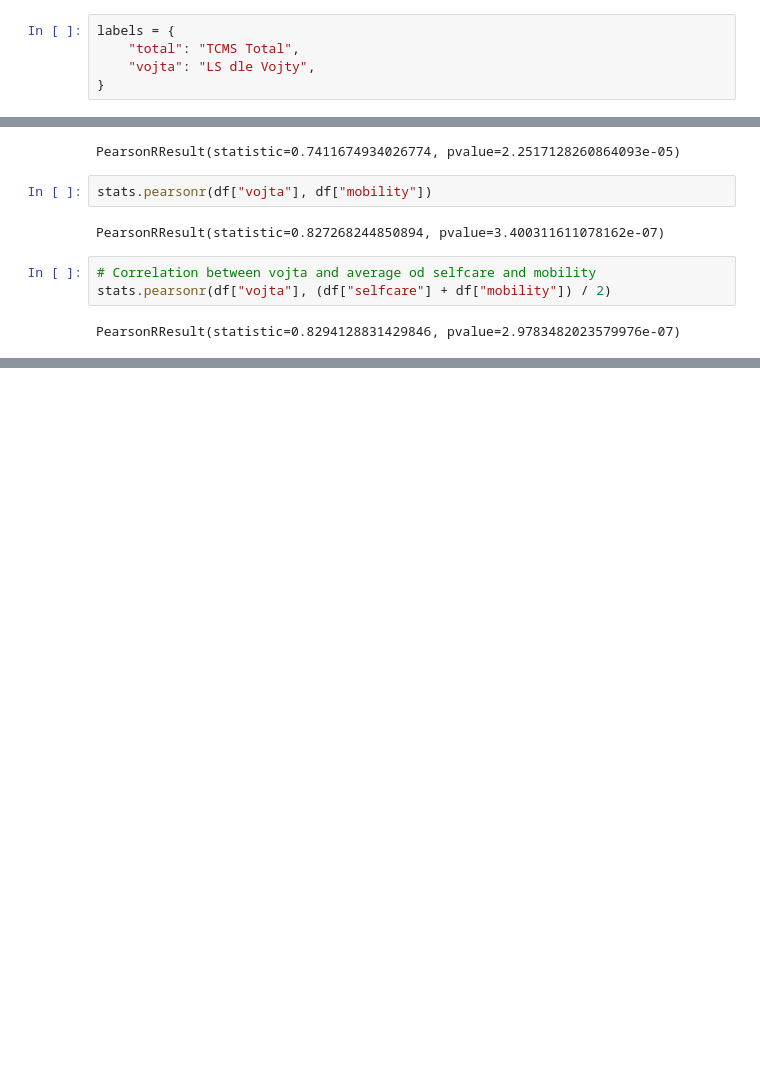
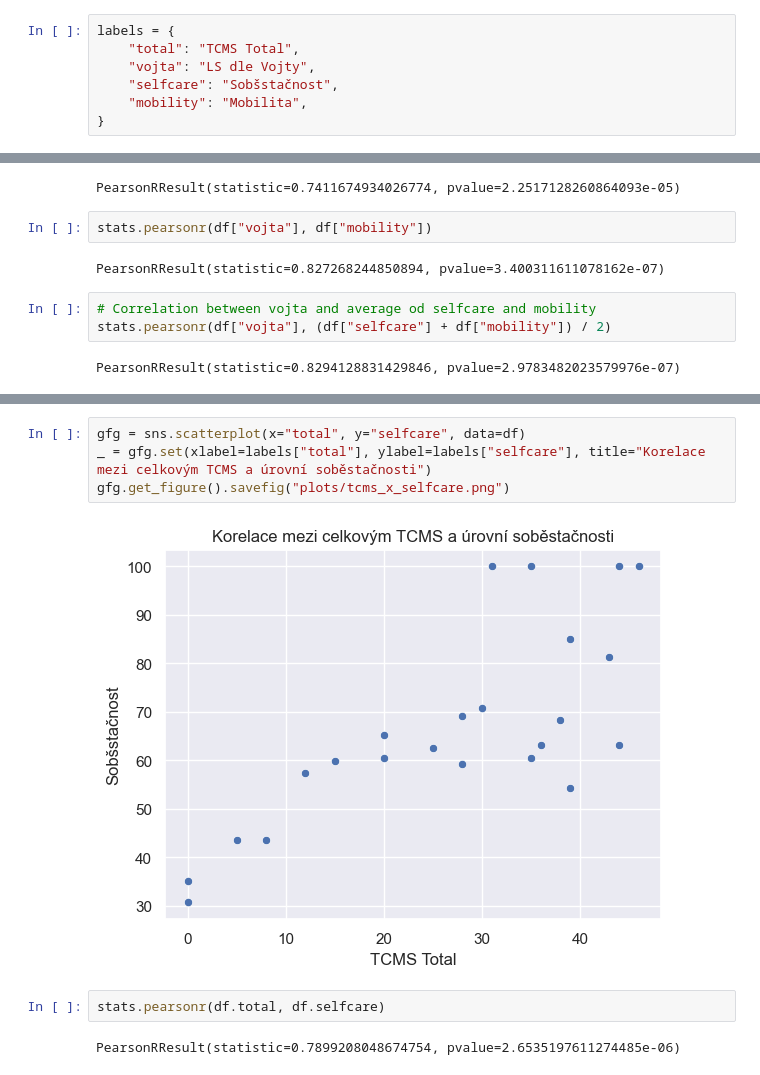
Before and after one commit to PavelHlubik/jirkovo-deti, a Jupyter notebook: main.ipynb, the cells around one changed output, grey strips where cells are left out. Saved outputs shown, nothing was run; the diff lists cells and outputs as text; blank space fills up the shorter version.

```diff
--- a/main.ipynb
+++ b/main.ipynb
@@ -16,6 +16,8 @@ df.head()
 labels = {
     "total": "TCMS Total",
     "vojta": "LS dle Vojty",
+    "selfcare": "Sobšstačnost",
+    "mobility": "Mobilita",
 }
 # %%
 df.describe()
@@ -103,0 +112,10 @@ PearsonRResult(statistic=0.8294128831429846, pvalue=2.9783482023579976e-07)
+# %%
+gfg = sns.scatterplot(x="total", y="selfcare", data=df)
+_ = gfg.set(xlabel=labels["total"], ylabel=labels["selfcare"], title="Korelace mezi celkovým TCMS a úrovní soběstačnosti")
+gfg.get_figure().savefig("plots/tcms_x_selfcare.png")
+# %% [output]
+[figure, added]
+# %%
+stats.pearsonr(df.total, df.selfcare)
+# %% [output]
+PearsonRResult(statistic=0.7899208048674754, pvalue=2.6535197611274485e-06)
```
Also changed, not shown: parts of 4 cells of this notebook, 2 other files.
